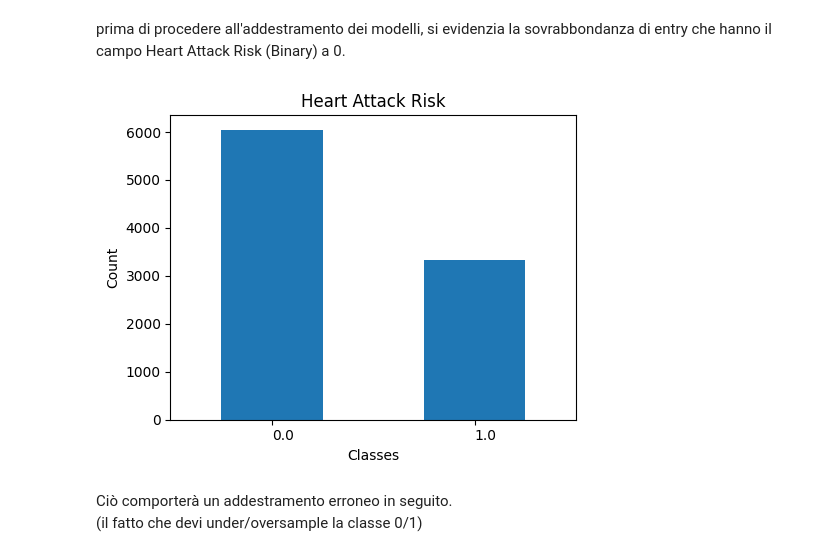
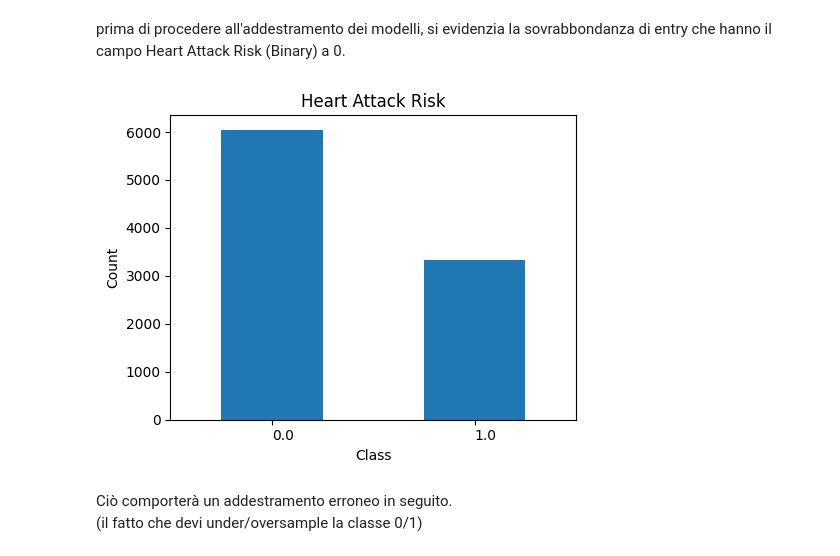
Before and after one commit to lPen88/dataProject, a Jupyter notebook: paper.ipynb, the cells around one changed output. Saved outputs shown, nothing was run; the diff lists cells and outputs as text; code cells hidden in the pictures.

```diff
--- a/paper.ipynb
+++ b/paper.ipynb
@@ -53,16 +44,16 @@ prima di procedere all'addestramento dei modelli, si evidenzia la sovrabbondanza
 # %%
 import matplotlib.pyplot as plt
 plt.figure(figsize=(5, 4))
 diet_counts = df['Heart Attack Risk'].value_counts().sort_index()
 diet_counts.plot(kind='bar')
 plt.title('Heart Attack Risk')
 plt.ylabel('Count')
-plt.xlabel('Classes')
+plt.xlabel('Class')
 plt.xticks(rotation=0, ha='left')
 plt.tight_layout()
 plt.show()
 # %% [output]
-[figure, old version]
+[figure, new version]
 # %% [markdown]
 Ciò comporterà un addestramento erroneo in seguito.
 (il fatto che devi under/oversample la classe 0/1)
```
Also changed, not shown: parts of 4 cells of this notebook.
